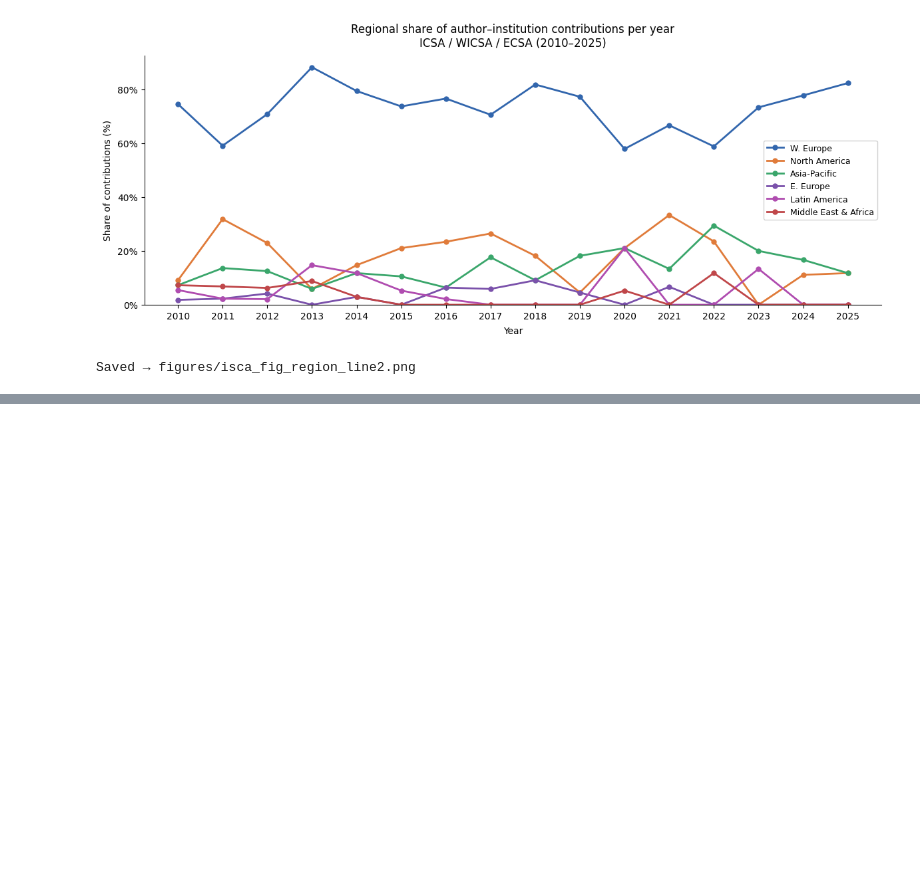
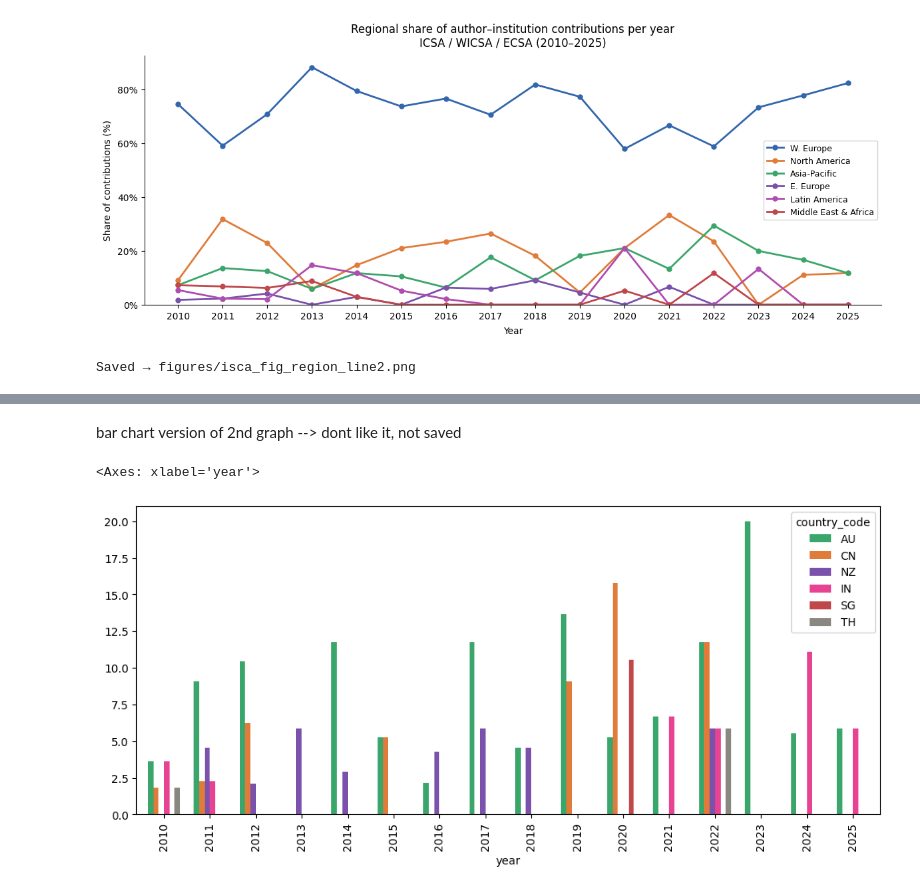
Before and after one commit to amyhoyt625/geo_data, a Jupyter notebook: src/analysis/icsa_timeseries.ipynb, the cells around one changed output, grey strips where cells are left out. Cells and saved outputs as stored; diff of their text form; code cells hidden in the pictures; blank space fills up the shorter version.

```diff
--- a/src/analysis/icsa_timeseries.ipynb
+++ b/src/analysis/icsa_timeseries.ipynb
@@ -368,0 +567,10 @@ Saved → figures/isca_fig_region_line2.png
+# %% [markdown]
+bar chart version of 2nd graph --> dont like it, not saved
+# %%
+fig, ax = plt.subplots(figsize=(12, 5))
+apac_pct[col_order].plot(kind="bar", ax=ax,
+                          color=[COUNTRY_COLORS.get(c, "#333") for c in col_order],
+                          width=0.7)
+# %% [output]
+<Axes: xlabel='year'>
+[figure, added]
```
Also changed, not shown: parts of 4 cells of this notebook, 14 other files.
